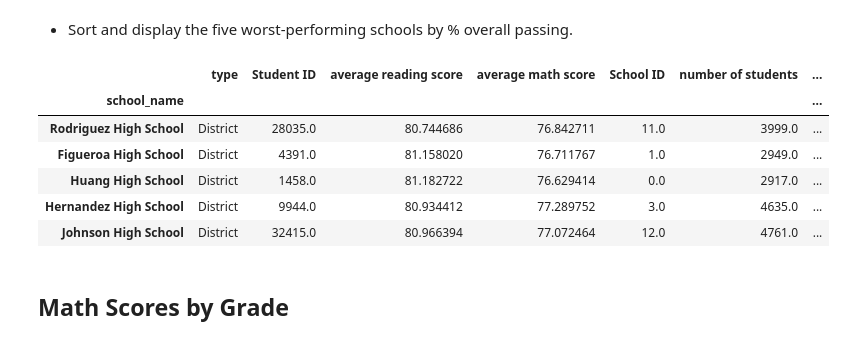
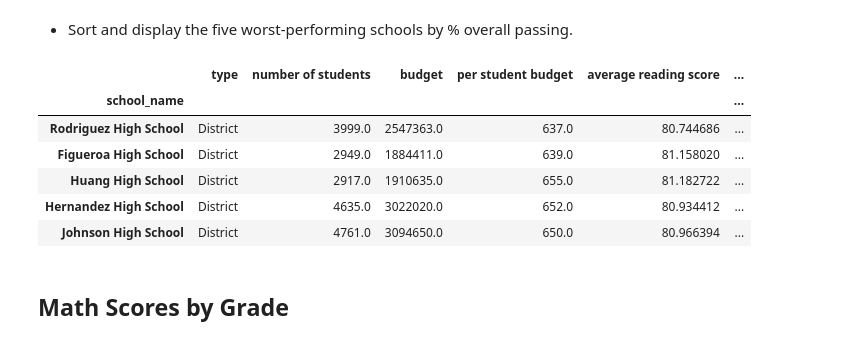
Before and after one commit to theaddies/pandas-challenge, a Jupyter notebook: PyCitySchools/PyCitySchools.ipynb, the cells around one changed output. Cells and saved outputs as stored; diff of their text form; code cells hidden in the pictures.

```diff
--- a/PyCitySchools/PyCitySchools.ipynb
+++ b/PyCitySchools/PyCitySchools.ipynb
@@ -272,6 +273,10 @@ for school in school_group_df.index:
     school_group_df.loc[school, '% math pass'] = percent_math_pass
     school_group_df.loc[school, '% reading & math pass'] = percent_math_reading_pass
 #the new data frame has all data that the old dataframe had plus the new information
-print(school_group_df)
-print(school_data)
+school_group_final_df = school_group_df.drop(columns = ["Student ID","School ID"])
+school_group_final_df.columns
+column_order = ['type', 'number of students','budget',  'per student budget','average reading score',
+                'average math score', '% reading pass','% math pass', '% reading & math pass']
+
+school_group_final_df[column_order]
 # %% [output]
@@ -313,15 +319,16 @@ school_group_sorted_df.head()
 * Sort and display the five worst-performing schools by % overall passing.
 # %%
 school_group_sorted_df = school_group_df.sort_values(by = '% reading & math pass', ascending = True)
+school_group_sorted_df = school_group_sorted_df[column_order]
 school_group_sorted_df.iloc[0:5]
 # %% [output]
-|  | type | Student ID | average reading score | average math score | School ID | number of students | ... |
-| school_name |  |  |  |  |  |  | ... |
-| Rodriguez High School | District | 28035.0 | 80.744686 | 76.842711 | 11.0 | 3999.0 | ... |
-| Figueroa High School | District | 4391.0 | 81.158020 | 76.711767 | 1.0 | 2949.0 | ... |
-| Huang High School | District | 1458.0 | 81.182722 | 76.629414 | 0.0 | 2917.0 | ... |
-| Hernandez High School | District | 9944.0 | 80.934412 | 77.289752 | 3.0 | 4635.0 | ... |
-| Johnson High School | District | 32415.0 | 80.966394 | 77.072464 | 12.0 | 4761.0 | ... |
+|  | type | number of students | budget | per student budget | average reading score | ... |
+| school_name |  |  |  |  |  | ... |
+| Rodriguez High School | District | 3999.0 | 2547363.0 | 637.0 | 80.744686 | ... |
+| Figueroa High School | District | 2949.0 | 1884411.0 | 639.0 | 81.158020 | ... |
+| Huang High School | District | 2917.0 | 1910635.0 | 655.0 | 81.182722 | ... |
+| Hernandez High School | District | 4635.0 | 3022020.0 | 652.0 | 80.934412 | ... |
+| Johnson High School | District | 4761.0 | 3094650.0 | 650.0 | 80.966394 | ... |
 # %% [markdown]
 ## Math Scores by Grade
 # %% [markdown]
```
Also changed, not shown: parts of 8 cells of this notebook.
